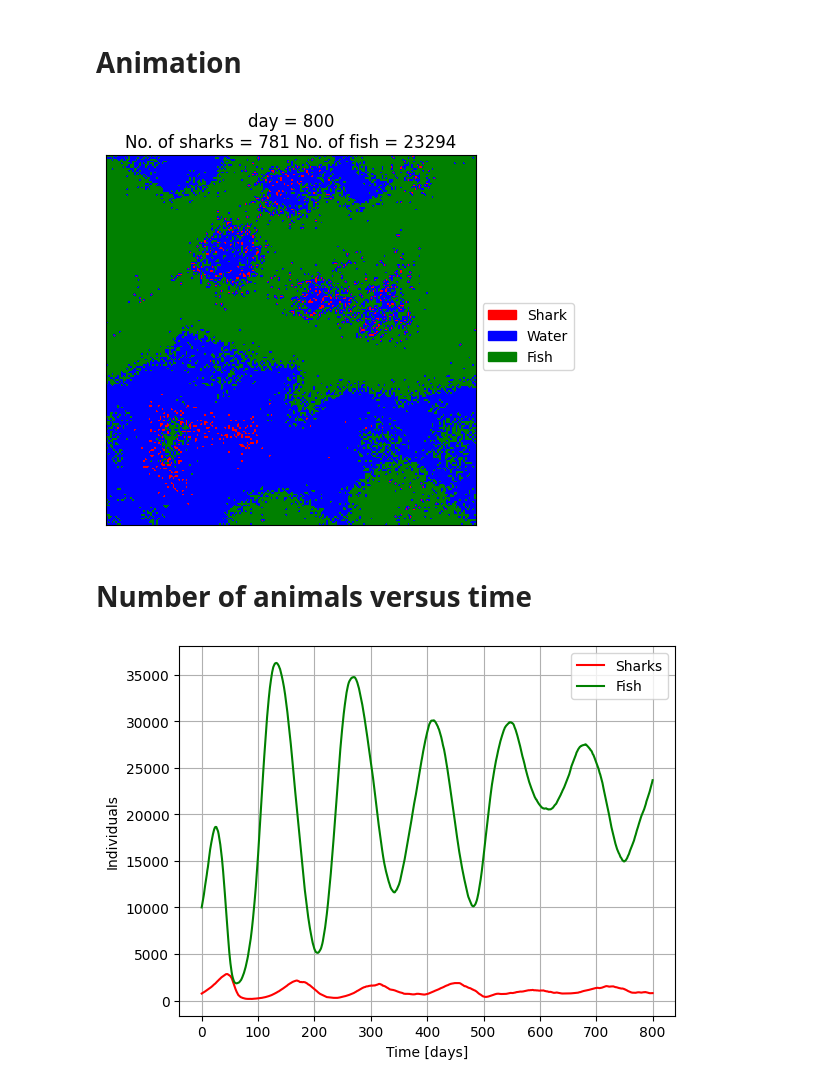
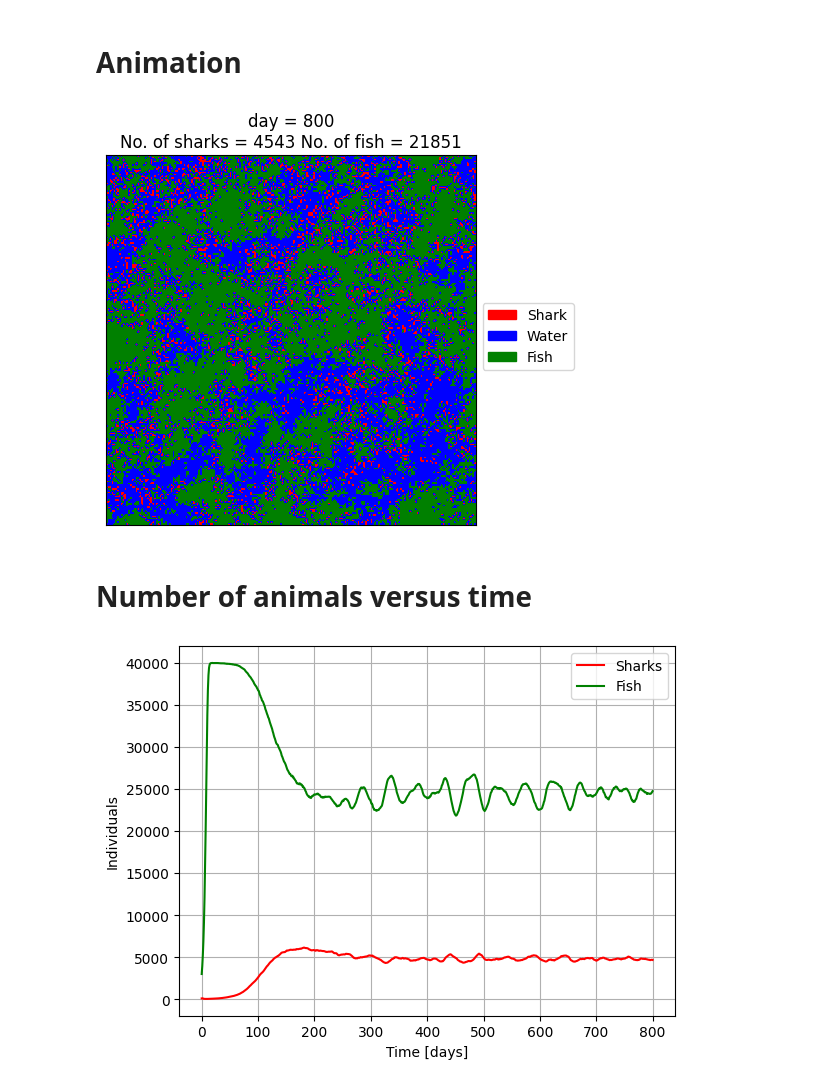
Before and after one commit to Laktyn/UW_Computer_Modeling, a Jupyter notebook: Lab13 - ocean.ipynb, the cells around one changed output. Drawn from its saved outputs; the diff is of its cells as text; code cells hidden in the pictures.

```diff
--- a/Lab13 - ocean.ipynb
+++ b/Lab13 - ocean.ipynb
@@ -46,18 +46,20 @@ def anime(frames, title):
 # %% [markdown]
 # Hyperparameters
 # %%
-children_time = 10
-shark_children_time = 25
+children_time = 3
+shark_children_time = 20
 size = 200
-fish_num = 10000
-shark_num = 750
-initial_energy = 7
+fish_num = 3000
+shark_num = 100
+initial_energy = 3
+time = 800
 # %% [markdown]
 # Fish
 # %%
-# meta
+# moves
 
-moves = [np.array([1,0]), np.array([1,1]), np.array([0,1]), np.array([-1,1]), np.array([-1,0]), np.array([-1,-1]), np.array([0,-1]), np.array([1,-1])]
+#moves = [np.array([1,0]), np.array([1,1]), np.array([0,1]), np.array([-1,1]), np.array([-1,0]), np.array([-1,-1]), np.array([0,-1]), np.array([1,-1])]
+moves = [np.array([1,0]), np.array([0,1]), np.array([-1,0]), np.array([0,-1])]
 
 # initiate ocean with fish
 
@@ -172,11 +174,10 @@ for i in range(shark_num):
 # %%
 frames = [ocean]
 
-time = 800
 no_fish = [fish_num]
 no_sharks = [shark_num]
 for t in range(time):
-    if t % 40 == 0: print(str(t/40) + "%")
+    if t % 40 == 0: print(str(t/4) + "%")
 
     # update sharks
 
@@ -236,18 +237,18 @@ plt.show()
 # %% [markdown]
 # Animation
 # %%
-anime(frames[::4], "Lab13/fish_and_shark.gif")
+anime(frames[::4], "Lab13/big_lab_parameters.gif")
 # %% [output]
-[figure, old version]
+[figure, new version]
 # %% [markdown]
 # Number of animals versus time
 # %%
-plt.plot(range(801), no_sharks, color = "red")
-plt.plot(range(801), no_fish, color = "green")
+plt.plot(range(time + 1), no_sharks, color = "red")
+plt.plot(range(time + 1), no_fish, color = "green")
 plt.xlabel("Time [days]")
 plt.ylabel("Individuals")
 plt.legend(["Sharks", "Fish"], bbox_to_anchor = [1,1])
 plt.grid()
 plt.show()
 # %% [output]
-[figure, old version]
+[figure, new version]
```
Also changed, not shown: parts of 1 cell of this notebook, 8 other files.
